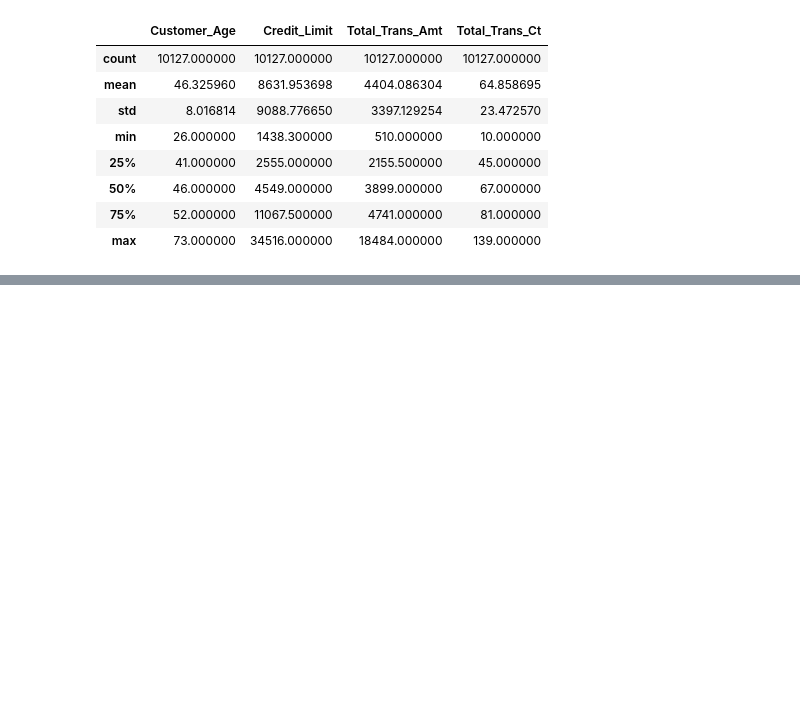
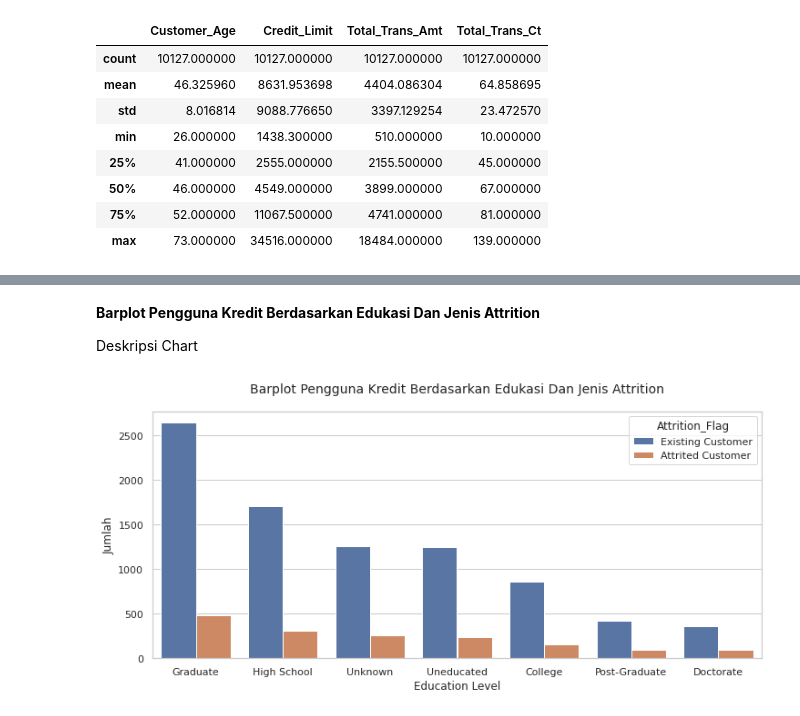
Before and after one commit to Naufaal-HL/Tugas-Besar-Statistika-Credit-Card-Exploration-Data-Mining, a Jupyter notebook: Tubes_Statistika.ipynb, the cells around one changed output, grey strips where cells are left out. Saved outputs shown, nothing was run; the diff lists cells and outputs as text; code cells hidden in the pictures; blank space fills up the shorter version.

```diff
--- a/Tubes_Statistika.ipynb
+++ b/Tubes_Statistika.ipynb
@@ -300,0 +323,8 @@ plt.show()
+# %% [markdown]
+**Barplot Pengguna Kredit Berdasarkan Edukasi Dan Jenis Attrition**
+
+Deskripsi Chart
+# %%
+barplot_education_attrition()
+# %% [output]
+[figure, added]
```
Also changed, not shown: parts of 31 cells of this notebook.
